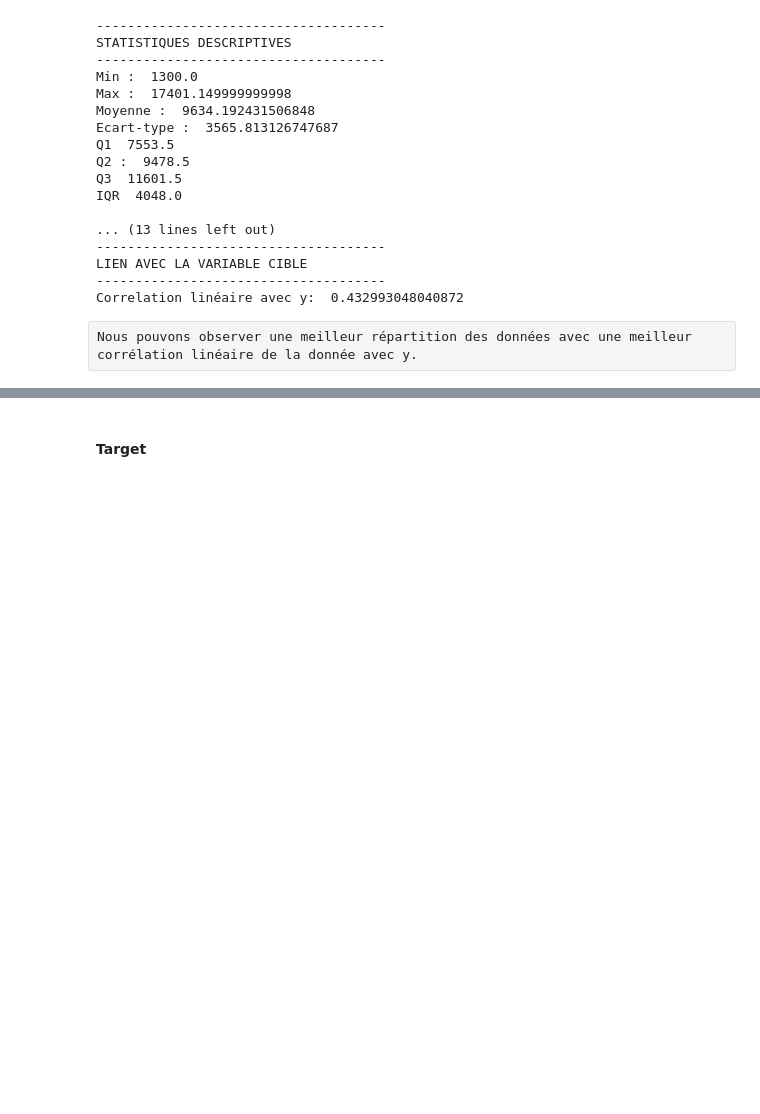
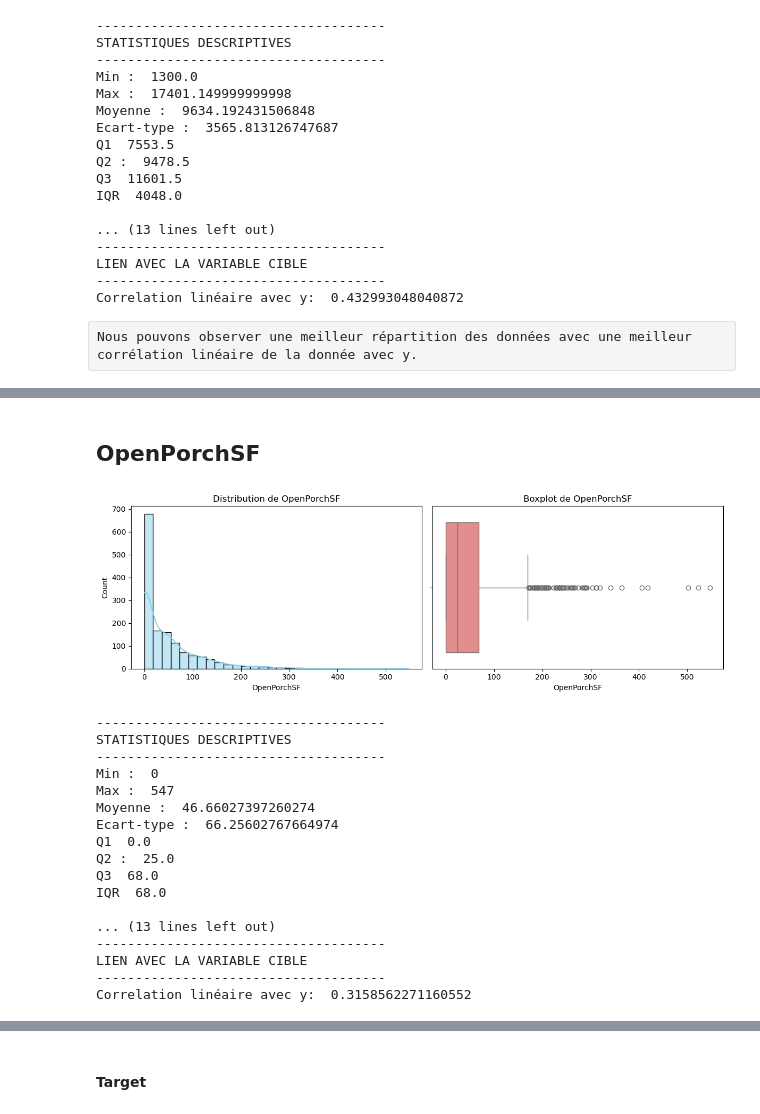
Before and after one commit to QuentinGense-hub/House-Prices---Advanced-Regression-Techniques, a Jupyter notebook: Script_immo.ipynb, the cells around one changed output, grey strips where cells are left out. Drawn from its saved outputs; the diff is of its cells as text; code cells hidden in the pictures; blank space fills up the shorter version.

```diff
--- a/Script_immo.ipynb
+++ b/Script_immo.ipynb
@@ -928,0 +954,23 @@ Nous pouvons observer une meilleur répartition des données avec une meilleur c
+# %% [markdown]
+## OpenPorchSF
+# %%
+analyse(X, 'OpenPorchSF', y)
+# %% [output]
+[figure, added]
+-------------------------------------
+STATISTIQUES DESCRIPTIVES
+-------------------------------------
+Min :  0
+Max :  547
+Moyenne :  46.66027397260274
+Ecart-type :  66.25602767664974
+Q1  0.0
+Q2 :  25.0
+Q3  68.0
+IQR  68.0
+
+... (13 lines left out)
+-------------------------------------
+LIEN AVEC LA VARIABLE CIBLE
+-------------------------------------
+Correlation linéaire avec y:  0.3158562271160552
```
Also changed, not shown: parts of 51 cells of this notebook.
